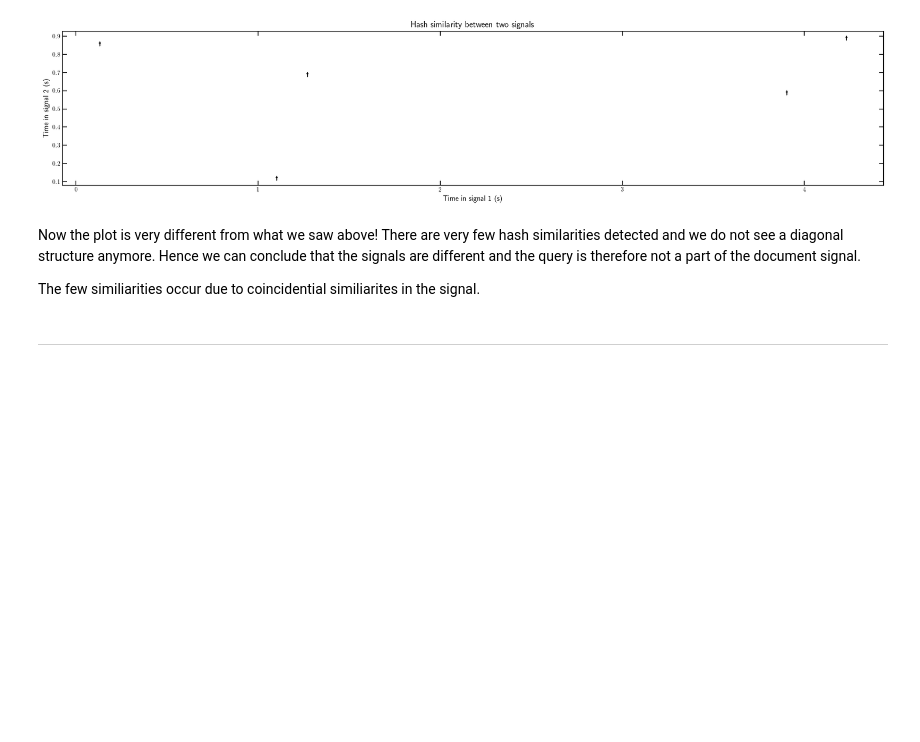
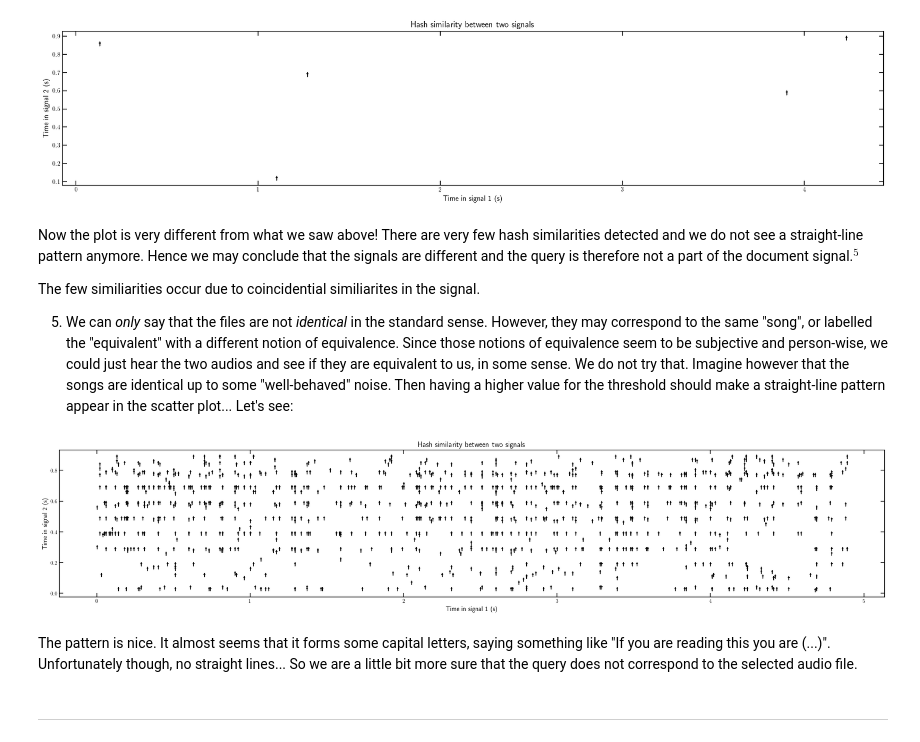
Before and after one commit to sergi-andreu/MusicInformatics, a Jupyter notebook: Lab 4 Content-Based Retrieval/DT2470_lab04.ipynb, the cells around one changed output. Cells and saved outputs as stored; diff of their text form; code cells hidden in the pictures; blank space fills up the shorter version.

```diff
--- a/Lab 4 Content-Based Retrieval/DT2470_lab04.ipynb
+++ b/Lab 4 Content-Based Retrieval/DT2470_lab04.ipynb
@@ -511,9 +526,20 @@ plot_scatter_times(t_D, t_Q)
 # %% [output]
 [figure]
 # %% [markdown]
-Now the plot is very different from what we saw above! There are very few hash similarities detected and we do not see a diagonal structure anymore. Hence we can conclude that the signals are different and the query is therefore not a part of the document signal.
+Now the plot is very different from what we saw above! There are very few hash similarities detected and we do not see a straight-line pattern anymore. Hence we may conclude that the signals are different and the query is therefore not a part of the document signal.$^5$
 
 The few similiarities occur due to coincidential similiarites in the signal.
+
+5. We can *only* say that the files are not *identical* in the standard sense. However, they may correspond to the same "song", or labelled the "equivalent" with a different notion of equivalence. Since those notions of equivalence seem to be subjective and person-wise, we could just hear the two audios and see if they are equivalent to us, in some sense. We do not try that. Imagine however that the songs are identical up to some "well-behaved" noise. Then having a higher value for the threshold should make a straight-line pattern appear in the scatter plot... Let's see:
+# %%
+t_D , t_Q = find_matching_times(fp_D, fp_Q, threshold=0.1)
+
+plot_scatter_times(t_D, t_Q)
+# %% [output]
+[figure, added]
+# %% [markdown]
+The pattern is nice. It almost seems that it forms some capital letters, saying something like "If you are reading this you are (...)".
+Unfortunately though, no straight lines... So we are a little bit more sure that the query does not correspond to the selected audio file.
 # %% [markdown]
 -----------
 # %% [markdown]
```
Also changed, not shown: parts of 11 cells of this notebook.
